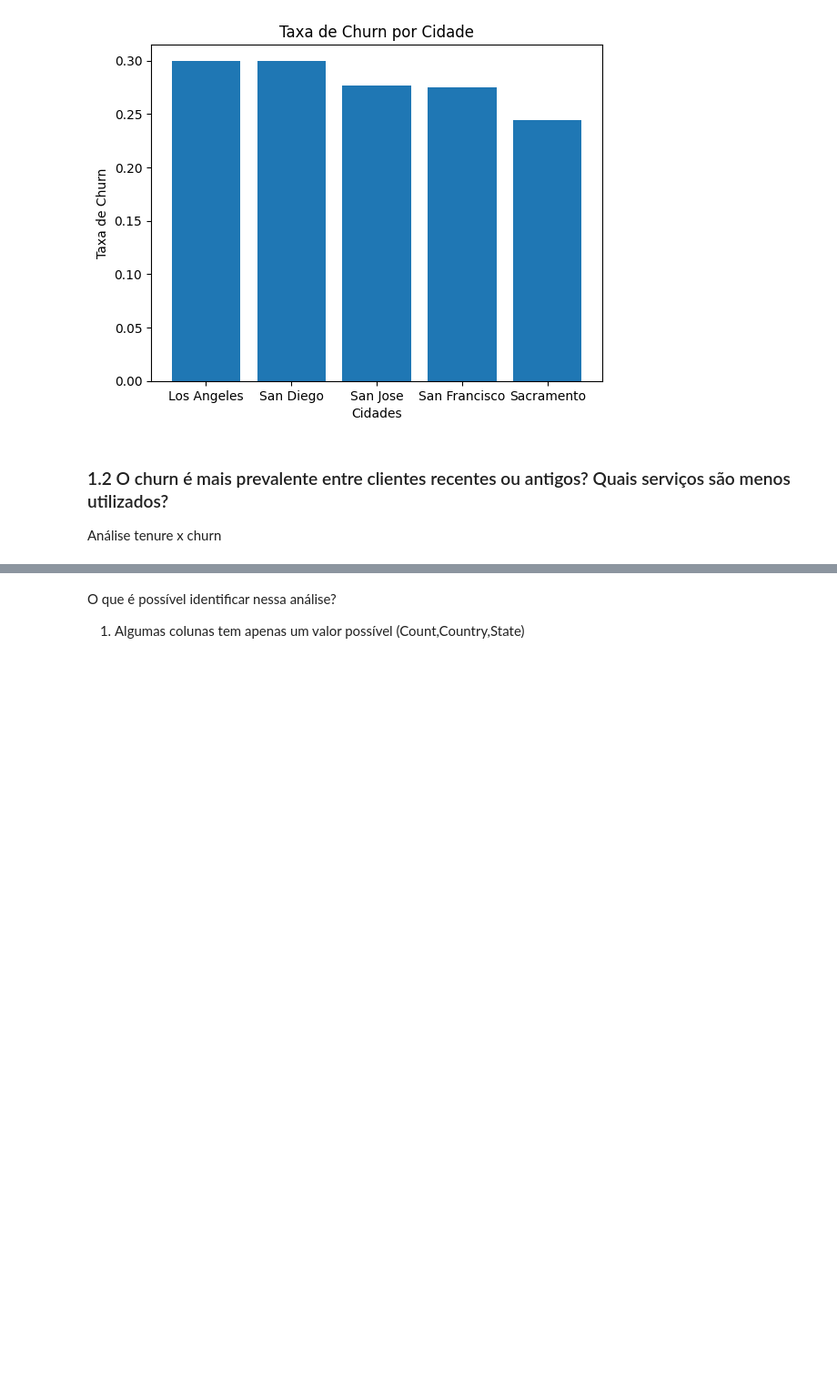
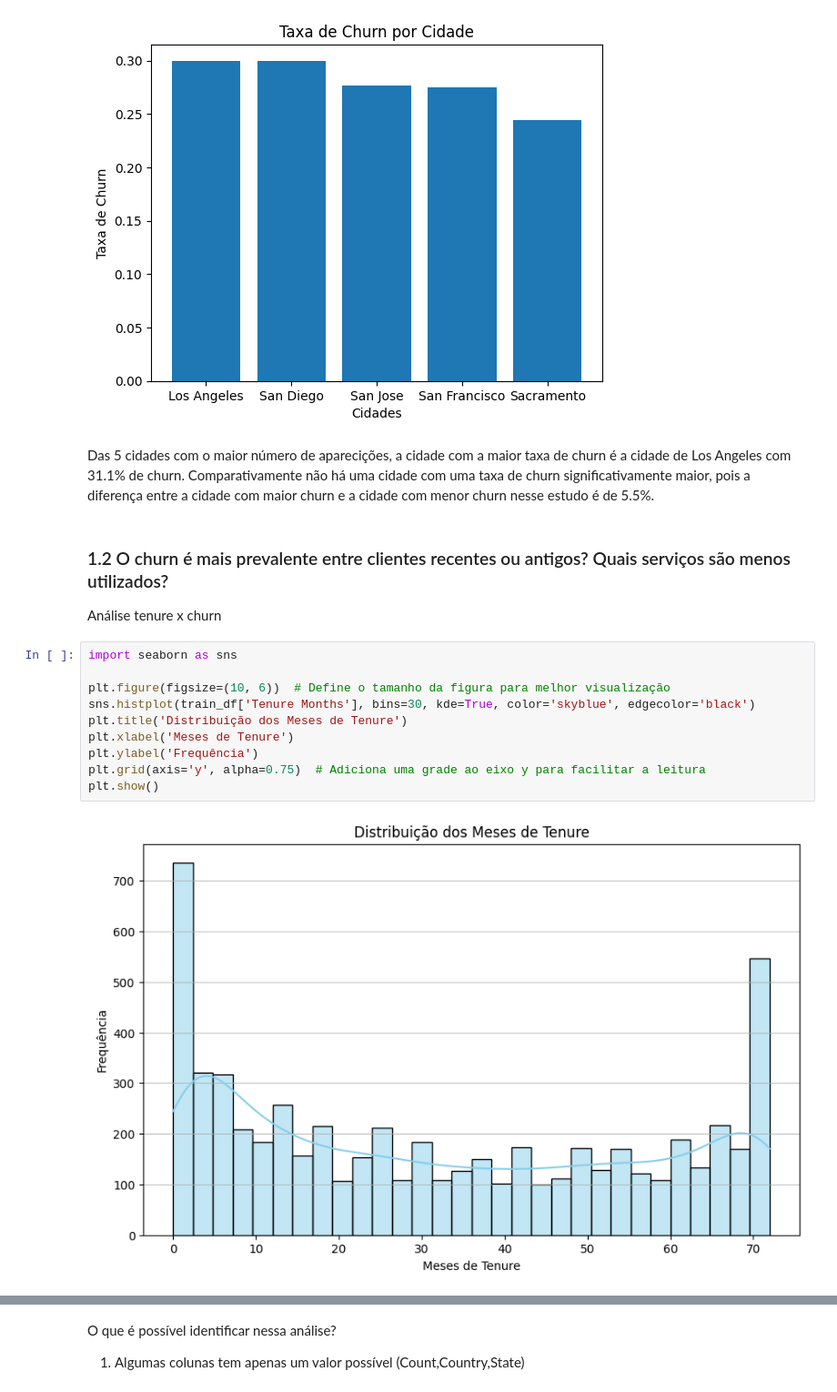
Before and after one commit to caefleury/trainee-cis-ieee, a Jupyter notebook: desafio_02/churn.ipynb, the cells around one changed output, grey strips where cells are left out. Shown at 91% size. Saved outputs shown, nothing was run; the diff lists cells and outputs as text; blank space fills up the shorter version.

Commit message:
feat(desafio02): adiciona churn x tenure

```diff
--- a/desafio_02/churn.ipynb
+++ b/desafio_02/churn.ipynb
@@ -106,7 +106,21 @@ plt.title('Taxa de Churn por Cidade')
 plt.show()
 # %% [output]
 [figure]
+# %% [markdown]
+Das 5 cidades com o maior número de aparecições, a cidade com a maior taxa de churn é a cidade de Los Angeles com 31.1% de churn. Comparativamente não há uma cidade com uma taxa de churn significativamente maior, pois a diferença entre a cidade com maior churn e a cidade com menor churn nesse estudo é de 5.5%.
 # %% [markdown]
 ### 1.2 O churn é mais prevalente entre clientes recentes ou antigos? Quais serviços são menos utilizados?
 
 Análise tenure x churn
+# %%
+import seaborn as sns
+
+plt.figure(figsize=(10, 6))  # Define o tamanho da figura para melhor visualização
+sns.histplot(train_df['Tenure Months'], bins=30, kde=True, color='skyblue', edgecolor='black')
+plt.title('Distribuição dos Meses de Tenure')
+plt.xlabel('Meses de Tenure')
+plt.ylabel('Frequência')
+plt.grid(axis='y', alpha=0.75)  # Adiciona uma grade ao eixo y para facilitar a leitura
+plt.show()
+# %% [output]
+[figure, added]
```
Also changed, not shown: parts of 3 cells of this notebook.
